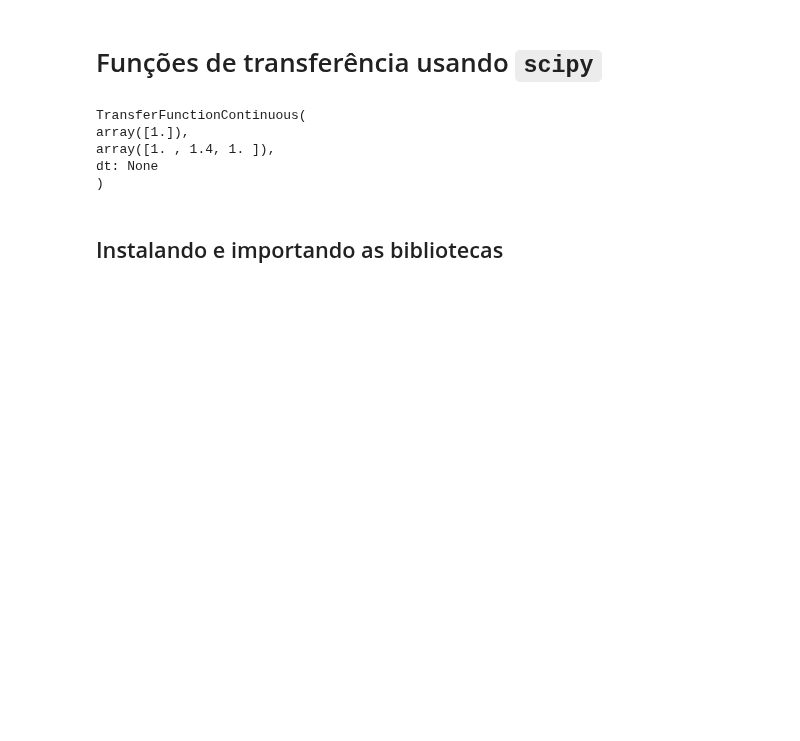
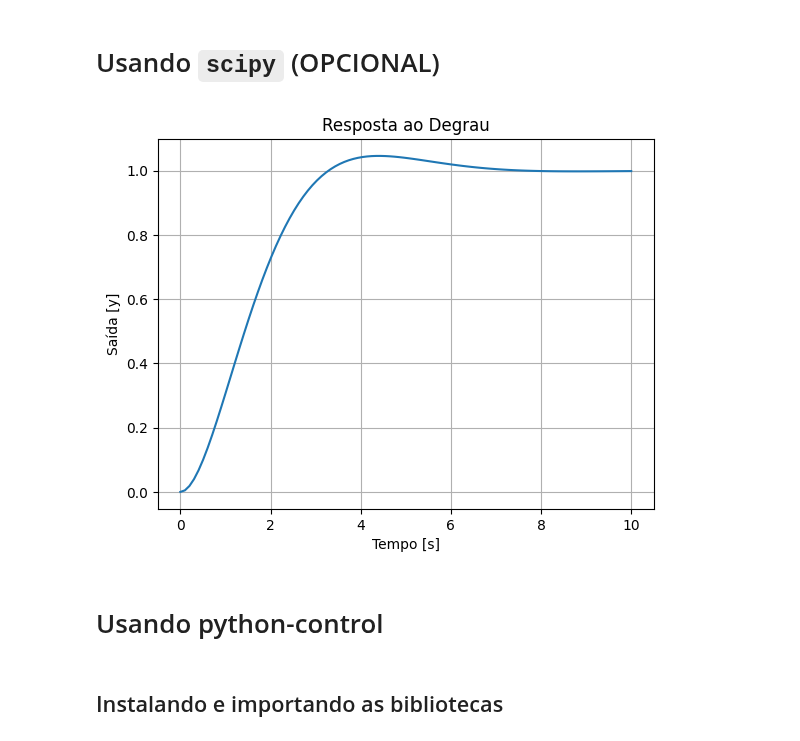
Before and after one commit to juliosdutra/Controle_de_Processos_UFES, a Jupyter notebook: 3.Transfer-functions/Função_de_transferência.ipynb, the cells around one changed output. Cells and saved outputs as stored; diff of their text form; code cells hidden in the pictures; blank space fills up the shorter version.

```diff
--- a/3.Transfer-functions/Função_de_transferência.ipynb
+++ b/3.Transfer-functions/Função_de_transferência.ipynb
@@ -3,29 +3,38 @@
 # %% [markdown]
 <left><img src="https://github.com/juliosdutra/Controle_de_Processos_UFES/blob/main/imagens/cabe%C3%A7alho-geral.jpg?raw=true" width="700" height="175">
 </left>
-# %% [markdown]
-# Funções de transferência usando `scipy`
+# %% [markdown]
+# Usando `scipy` (OPCIONAL)
 # %%
 from scipy import signal
+import matplotlib.pyplot as plt
 
 # Definindo os parâmetros
 K = 1.0        # Ganho
 tau = 1.0      # Período
 xi = 0.7       # Fator de amortecimento
 
 # Definindo o numerador e denominador
 num = [K]  # Numerador
 den = [tau**2, 2*xi*tau, 1]  # Denominador
 
 # Criando a função de transferência
 G = signal.TransferFunction(num, den)
-G
+
+# Calculando a resposta ao degrau
+t, y = signal.step(G)
+
+# Plotando a resposta
+plt.plot(t, y)
+plt.title("Resposta ao Degrau")
+plt.xlabel("Tempo [s]")
+plt.ylabel("Saída [y]")
+plt.grid(True)
+plt.show()
 # %% [output]
-TransferFunctionContinuous(
-array([1.]),
-array([1. , 1.4, 1. ]),
-dt: None
-)
+[figure, added]
+# %% [markdown]
+# Usando python-control
 # %% [markdown]
 ## Instalando e importando as bibliotecas
 # %%
```
Also changed, not shown: parts of 8 cells of this notebook.
